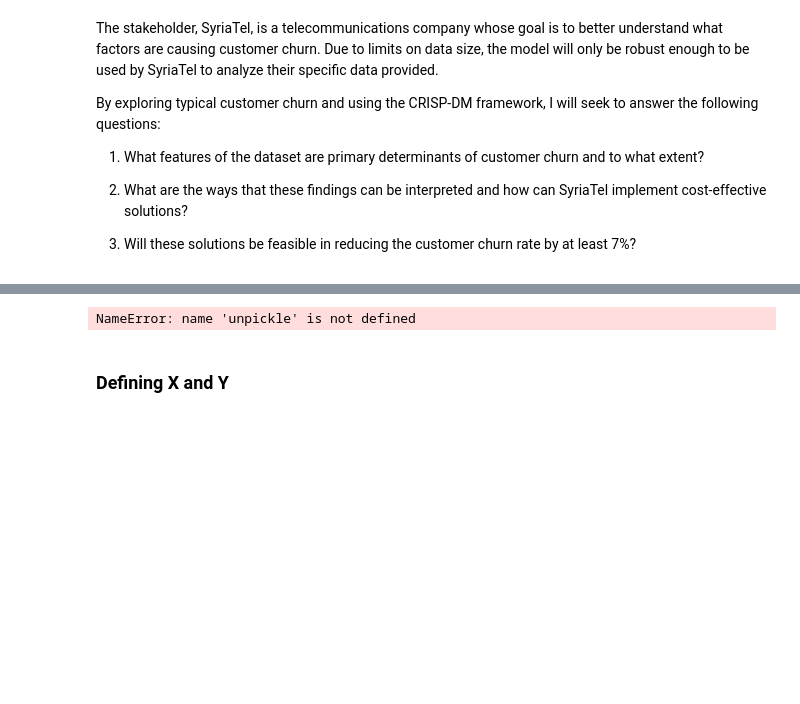
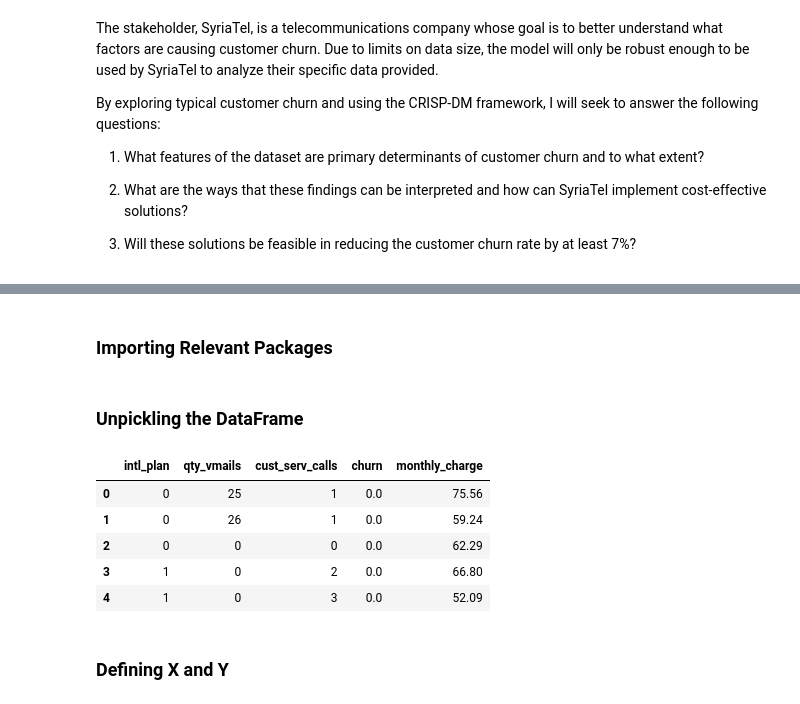
Before and after one commit to jaykayso/SyriaTel-Comm-Project, a Jupyter notebook: notebooks/Modeling.ipynb, the cells around one changed output, grey strips where cells are left out. Drawn from its saved outputs; the diff is of its cells as text; code cells hidden in the pictures; blank space fills up the shorter version.

```diff
--- a/notebooks/Modeling.ipynb
+++ b/notebooks/Modeling.ipynb
@@ -32,4 +24,2 @@ SyntaxError: invalid syntax (<ipython-input-3-9292582ed928>, line 1)
-# %%
-unpickle
-# %% [output]
-NameError: name 'unpickle' is not defined
+# %% [markdown]
+### Importing Relevant Packages
@@ -36 +60,3 @@ NameError: name 'unpickle' is not defined
+# %% [markdown]
+### Unpickling the DataFrame
 # %%
@@ -38,3 +64,12 @@ unpickled_df = pd.read_pickle("./dummy.pkl")
+# %%
+df.head()
+# %% [output]
+|  | intl_plan | qty_vmails | cust_serv_calls | churn | monthly_charge |
+| 0 | 0 | 25 | 1 | 0.0 | 75.56 |
+| 1 | 0 | 26 | 1 | 0.0 | 59.24 |
+| 2 | 0 | 0 | 0 | 0.0 | 62.29 |
+| 3 | 1 | 0 | 2 | 0.0 | 66.80 |
+| 4 | 1 | 0 | 3 | 0.0 | 52.09 |
 # %% [markdown]
 ### Defining X and Y
 # %%
```
Also changed, not shown: parts of 40 cells of this notebook, 6 other files.
